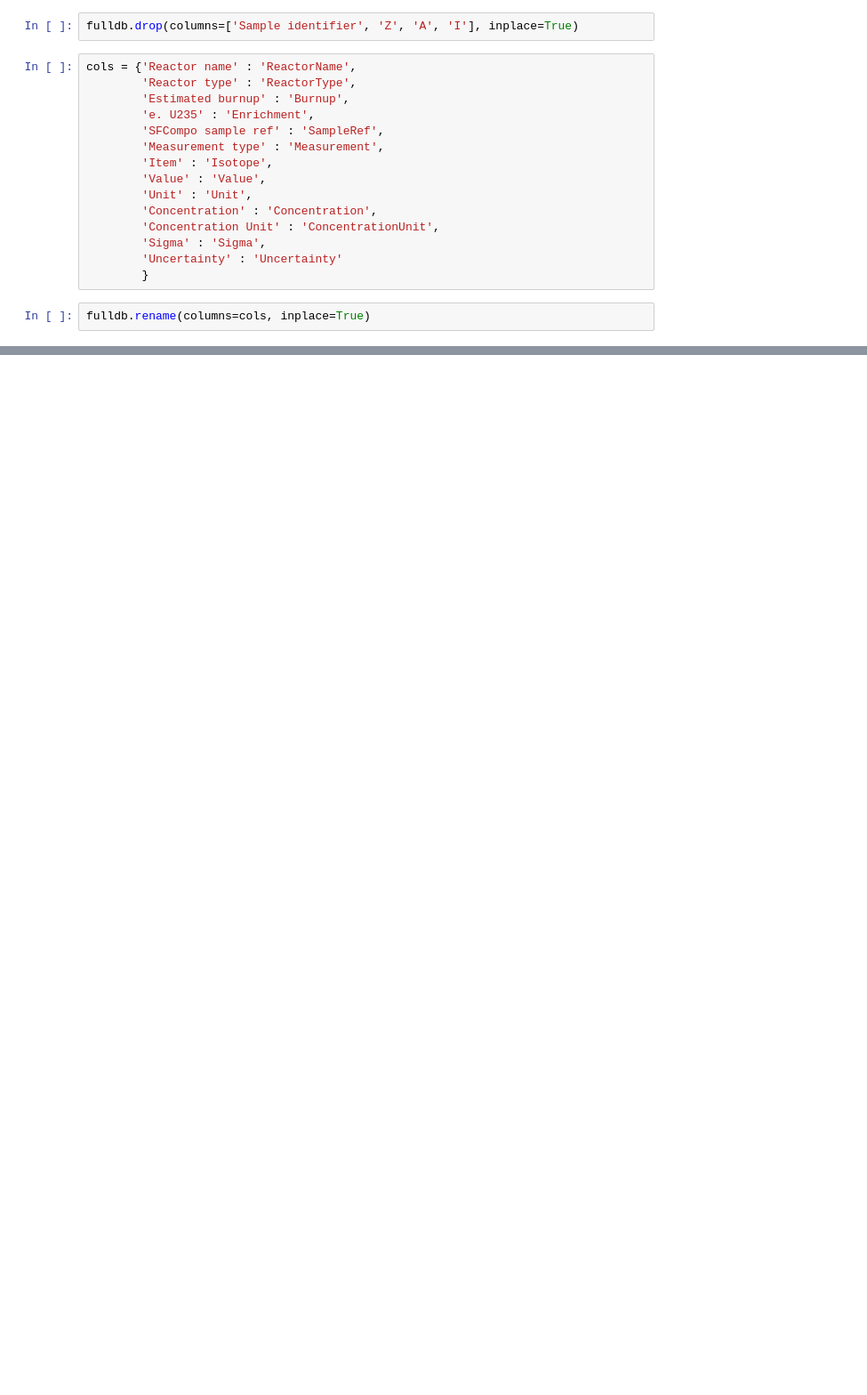
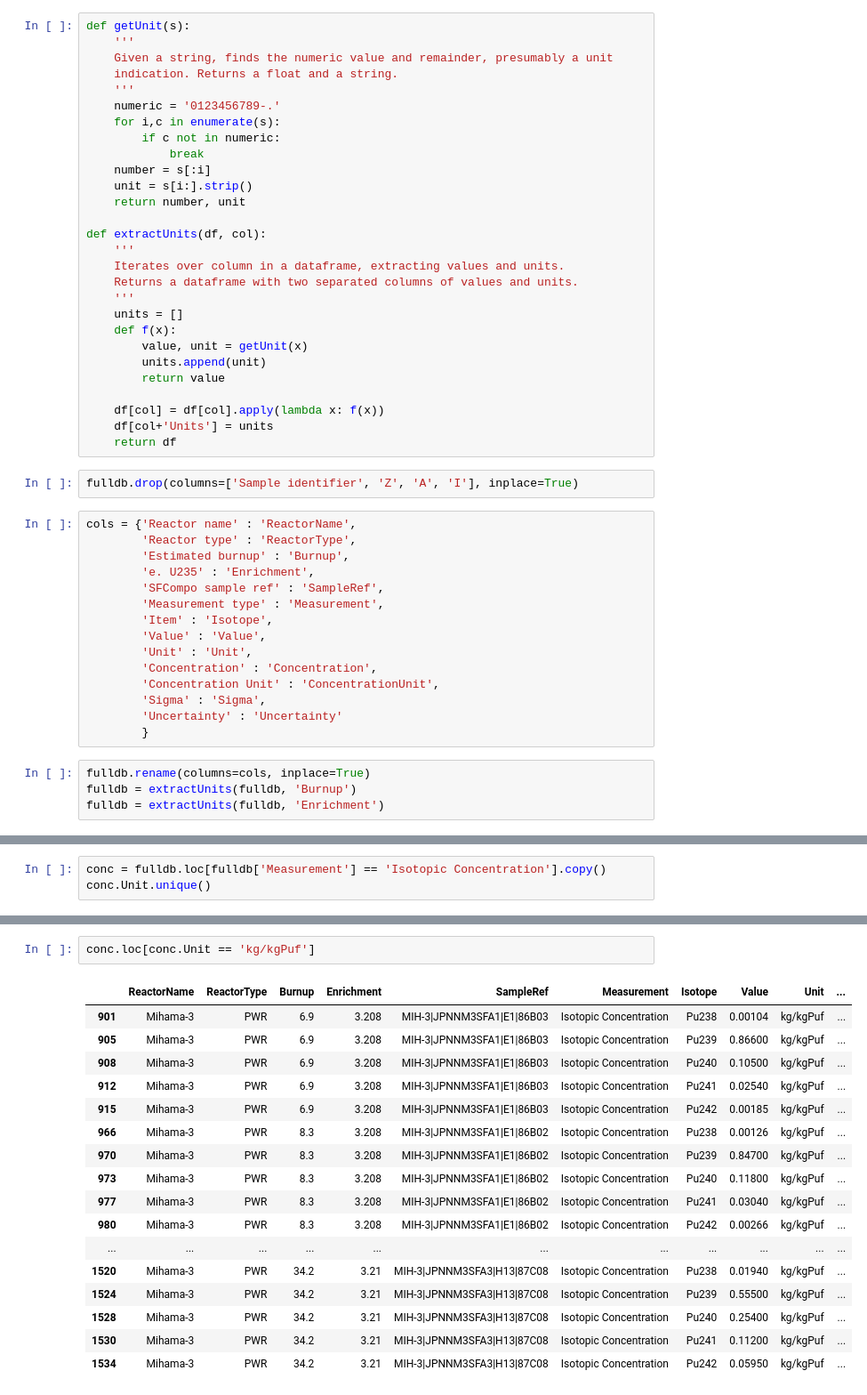
Before and after one commit to opotowsky/sfcompo, a Jupyter notebook: sfcompo_notebooks/clean_pkl.ipynb, the cells around one changed output, grey strips where cells are left out. Shown at 89% size. Saved outputs shown, nothing was run; the diff lists cells and outputs as text; blank space fills up the shorter version.

Commit message:
successfully finished extractUnits/getUnits, currenty working on conversion factors

```diff
--- a/sfcompo_notebooks/clean_pkl.ipynb
+++ b/sfcompo_notebooks/clean_pkl.ipynb
@@ -7,3 +89,31 @@ fulldb = pd.read_pickle(dbfile)
+# %%
+def getUnit(s):
+    '''
+    Given a string, finds the numeric value and remainder, presumably a unit
+    indication. Returns a float and a string.
+    '''
+    numeric = '0123456789-.'
+    for i,c in enumerate(s):
+        if c not in numeric:
+            break
+    number = s[:i]
+    unit = s[i:].strip()
+    return number, unit
+
+def extractUnits(df, col):
+    '''
+    Iterates over column in a dataframe, extracting values and units.
+    Returns a dataframe with two separated columns of values and units.
+    '''
+    units = []
+    def f(x):
+        value, unit = getUnit(x)
+        units.append(unit)
+        return value
+
+    df[col] = df[col].apply(lambda x: f(x))
+    df[col+'Units'] = units
+    return df
 # %%
 fulldb.drop(columns=['Sample identifier', 'Z', 'A', 'I'], inplace=True)
 # %%
@@ -23,4 +133,6 @@ cols = {'Reactor name' : 'ReactorName',
         }
 # %%
 fulldb.rename(columns=cols, inplace=True)
+fulldb = extractUnits(fulldb, 'Burnup')
+fulldb = extractUnits(fulldb, 'Enrichment')
 # %%
@@ -46,0 +143,3 @@ fulldb
+# %%
+conc = fulldb.loc[fulldb['Measurement'] == 'Isotopic Concentration'].copy()
+conc.Unit.unique()
@@ -46,0 +153,20 @@ fulldb
+# %%
+conc.loc[conc.Unit == 'kg/kgPuf']
+# %% [output]
+|  | ReactorName | ReactorType | Burnup | Enrichment | SampleRef | Measurement | Isotope | Value | Unit | ... |
+| 901 | Mihama-3 | PWR | 6.9 | 3.208 | MIH-3|JPNNM3SFA1|E1|86B03 | Isotopic Concentration | Pu238 | 0.00104 | kg/kgPuf | ... |
+| 905 | Mihama-3 | PWR | 6.9 | 3.208 | MIH-3|JPNNM3SFA1|E1|86B03 | Isotopic Concentration | Pu239 | 0.86600 | kg/kgPuf | ... |
+| 908 | Mihama-3 | PWR | 6.9 | 3.208 | MIH-3|JPNNM3SFA1|E1|86B03 | Isotopic Concentration | Pu240 | 0.10500 | kg/kgPuf | ... |
+| 912 | Mihama-3 | PWR | 6.9 | 3.208 | MIH-3|JPNNM3SFA1|E1|86B03 | Isotopic Concentration | Pu241 | 0.02540 | kg/kgPuf | ... |
+| 915 | Mihama-3 | PWR | 6.9 | 3.208 | MIH-3|JPNNM3SFA1|E1|86B03 | Isotopic Concentration | Pu242 | 0.00185 | kg/kgPuf | ... |
+| 966 | Mihama-3 | PWR | 8.3 | 3.208 | MIH-3|JPNNM3SFA1|E1|86B02 | Isotopic Concentration | Pu238 | 0.00126 | kg/kgPuf | ... |
+| 970 | Mihama-3 | PWR | 8.3 | 3.208 | MIH-3|JPNNM3SFA1|E1|86B02 | Isotopic Concentration | Pu239 | 0.84700 | kg/kgPuf | ... |
+| 973 | Mihama-3 | PWR | 8.3 | 3.208 | MIH-3|JPNNM3SFA1|E1|86B02 | Isotopic Concentration | Pu240 | 0.11800 | kg/kgPuf | ... |
+| 977 | Mihama-3 | PWR | 8.3 | 3.208 | MIH-3|JPNNM3SFA1|E1|86B02 | Isotopic Concentration | Pu241 | 0.03040 | kg/kgPuf | ... |
+| 980 | Mihama-3 | PWR | 8.3 | 3.208 | MIH-3|JPNNM3SFA1|E1|86B02 | Isotopic Concentration | Pu242 | 0.00266 | kg/kgPuf | ... |
+| ... | ... | ... | ... | ... | ... | ... | ... | ... | ... | ... |
+| 1520 | Mihama-3 | PWR | 34.2 | 3.21 | MIH-3|JPNNM3SFA3|H13|87C08 | Isotopic Concentration | Pu238 | 0.01940 | kg/kgPuf | ... |
+| 1524 | Mihama-3 | PWR | 34.2 | 3.21 | MIH-3|JPNNM3SFA3|H13|87C08 | Isotopic Concentration | Pu239 | 0.55500 | kg/kgPuf | ... |
+| 1528 | Mihama-3 | PWR | 34.2 | 3.21 | MIH-3|JPNNM3SFA3|H13|87C08 | Isotopic Concentration | Pu240 | 0.25400 | kg/kgPuf | ... |
+| 1530 | Mihama-3 | PWR | 34.2 | 3.21 | MIH-3|JPNNM3SFA3|H13|87C08 | Isotopic Concentration | Pu241 | 0.11200 | kg/kgPuf | ... |
+| 1534 | Mihama-3 | PWR | 34.2 | 3.21 | MIH-3|JPNNM3SFA3|H13|87C08 | Isotopic Concentration | Pu242 | 0.05950 | kg/kgPuf | ... |
```
Also changed, not shown: parts of 6 cells of this notebook.
